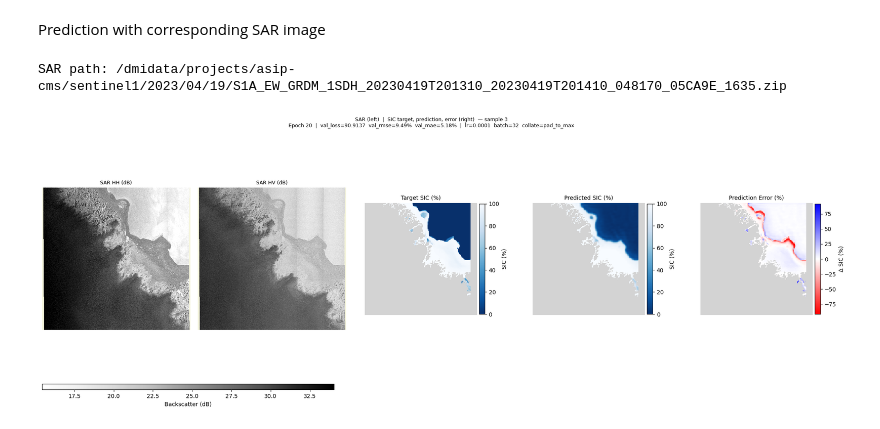
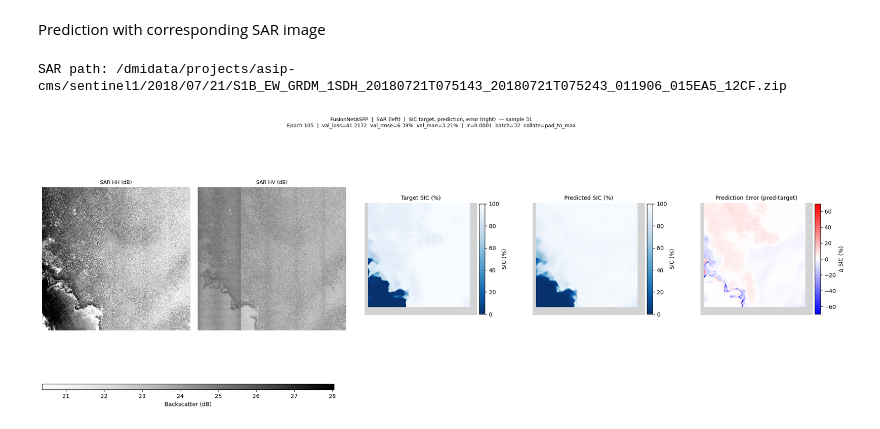
Before and after one commit to NinnaL/Master-thesis---Super-resolution-sea-ice-concentration-using-generative-AI, a Jupyter notebook: Code/prediction_plots.ipynb, the cells around one changed output. Cells and saved outputs as stored; diff of their text form; code cells hidden in the pictures.

```diff
--- a/Code/prediction_plots.ipynb
+++ b/Code/prediction_plots.ipynb
@@ -81,6 +85,6 @@ Val metrics : loss=90.9137  rmse=9.49%  mae=5.18%
 Training    : lr=0.0001  batch=32  wd=1e-05  grad_clip=1.0  collate=pad_to_max
 # %%
-SAMPLE_IDX  = 3   # which sample in the batch to plot
+SAMPLE_IDX  = 31   # which sample in the batch to plot
 
 ### Extract sample ###
 idx      = SAMPLE_IDX
@@ -105,7 +109,7 @@ channel_names = val_dataset.channel_names  # list of 14 names from zarr attrs
 
 cmap_bt   = plt.cm.Greys.copy(); cmap_bt.set_bad('beige')
 cmap_sic  = plt.cm.Blues_r.copy();  cmap_sic.set_bad('lightgray')
-cmap_diff = plt.cm.bwr_r.copy();   cmap_diff.set_bad('lightgray')
+cmap_diff = plt.cm.bwr.copy();   cmap_diff.set_bad('lightgray')
 
 gs = gridspec.GridSpec(1, 2, figure=fig, width_ratios=[2, 3], wspace=0.05,
               left=0.02, right=0.98, top=0.88, bottom=0.08)
@@ -148,7 +152,7 @@ plt.colorbar(im1, ax=ax1, fraction=0.046, pad=0.02, label='SIC (%)')
 abs_max = np.nanmax(np.abs(diff_np))
 ax2 = fig.add_subplot(gs_sic[0, 2])
 im2 = ax2.imshow(diff_np, cmap=cmap_diff, vmin=-abs_max, vmax=abs_max, interpolation='nearest')
-ax2.set_title('Prediction Error (%)', fontsize=10)
+ax2.set_title('Prediction Error (pred-target)', fontsize=10)
 ax2.axis('off')
 plt.colorbar(im2, ax=ax2, fraction=0.046, pad=0.02, label='Δ SIC (%)')
 
@@ -219,7 +223,7 @@ sar_filename = sic_file.replace('_SIC.tiff', '.zip')
 sar_path     = os.path.join('/dmidata/projects/asip-cms/sentinel1', y, m, d, sar_filename)
 print(f'SAR path: {sar_path}')
 # %% [output]
-SAR path: /dmidata/projects/asip-cms/sentinel1/2023/04/19/S1A_EW_GRDM_1SDH_20230419T201310_20230419T201410_048170_05CA9E_1635.zip
+SAR path: /dmidata/projects/asip-cms/sentinel1/2018/07/21/S1B_EW_GRDM_1SDH_20180721T075143_20180721T075243_011906_015EA5_12CF.zip
 # %%
 # Prediction
 import zipfile
@@ -256,7 +260,7 @@ fig = plt.figure(figsize=(20, 7))
 
 cmap_sar  = plt.cm.Greys.copy();  cmap_sar.set_bad('beige')
 cmap_sic  = plt.cm.Blues_r.copy(); cmap_sic.set_bad('lightgray')
-cmap_diff = plt.cm.bwr_r.copy();   cmap_diff.set_bad('lightgray')
+cmap_diff = plt.cm.bwr.copy();   cmap_diff.set_bad('lightgray')
 
 gs      = gridspec.GridSpec(1, 2, figure=fig, width_ratios=[2, 3], wspace=0.05,
                             left=0.02, right=0.98, top=0.88, bottom=0.08)
@@ -285,32 +289,32 @@ fig.colorbar(im_hh, cax=cbar_ax, orientation='horizontal', label='Backscatter (d
 vmin, vmax = 0, 100
 ax0 = fig.add_subplot(gs_sic[0, 0])
 im0 = ax0.imshow(sic_np, cmap=cmap_sic, vmin=vmin, vmax=vmax, interpolation='nearest')
 ax0.set_title('Target SIC (%)', fontsize=10)
 ax0.axis('off')
 plt.colorbar(im0, ax=ax0, fraction=0.046, pad=0.02, label='SIC (%)')
 
 # Predicted SIC
 ax1 = fig.add_subplot(gs_sic[0, 1])
 im1 = ax1.imshow(pred_np, cmap=cmap_sic, vmin=vmin, vmax=vmax, interpolation='nearest')
 ax1.set_title('Predicted SIC (%)', fontsize=10)
 ax1.axis('off')
 plt.colorbar(im1, ax=ax1, fraction=0.046, pad=0.02, label='SIC (%)')
 
 # Error
 abs_max = np.nanmax(np.abs(diff_np))
 ax2 = fig.add_subplot(gs_sic[0, 2])
 im2 = ax2.imshow(diff_np, cmap=cmap_diff, vmin=-abs_max, vmax=abs_max, interpolation='nearest')
-ax2.set_title('Prediction Error (%)', fontsize=10)
+ax2.set_title('Prediction Error (pred-target)', fontsize=10)
 ax2.axis('off')
 plt.colorbar(im2, ax=ax2, fraction=0.046, pad=0.02, label='Δ SIC (%)')
 
 fig.suptitle(
     f'{model_name}  |  SAR (left)  |  SIC target, prediction, error (right)  — sample {idx}\n'
     f'Epoch {ckpt["epoch"]}  |  '
     f'val_loss={ckpt["val_loss"]:.4f}  val_rmse={ckpt["val_rmse"]:.2f}%  val_mae={ckpt["val_mae"]:.2f}%  |  '
     f'lr={lr}  batch={batch_size}  collate={collate}',
     fontsize=9,
 )
 plt.show()
 # %% [output]
-[figure, old version]
+[figure, new version]
```
Also changed, not shown: parts of 4 cells of this notebook, 5 other files.
